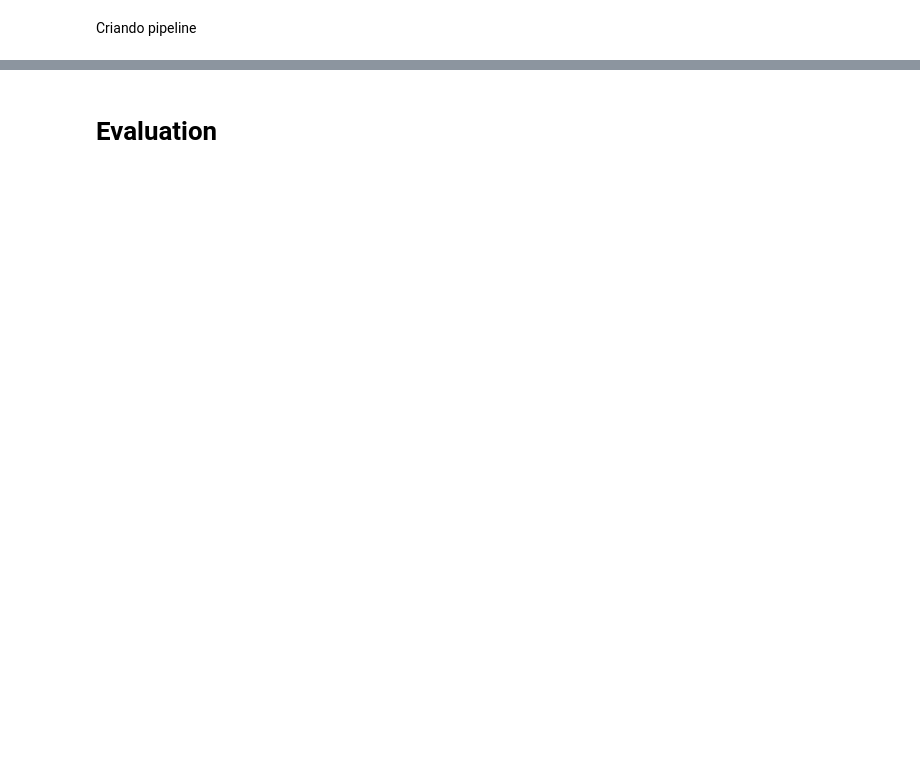
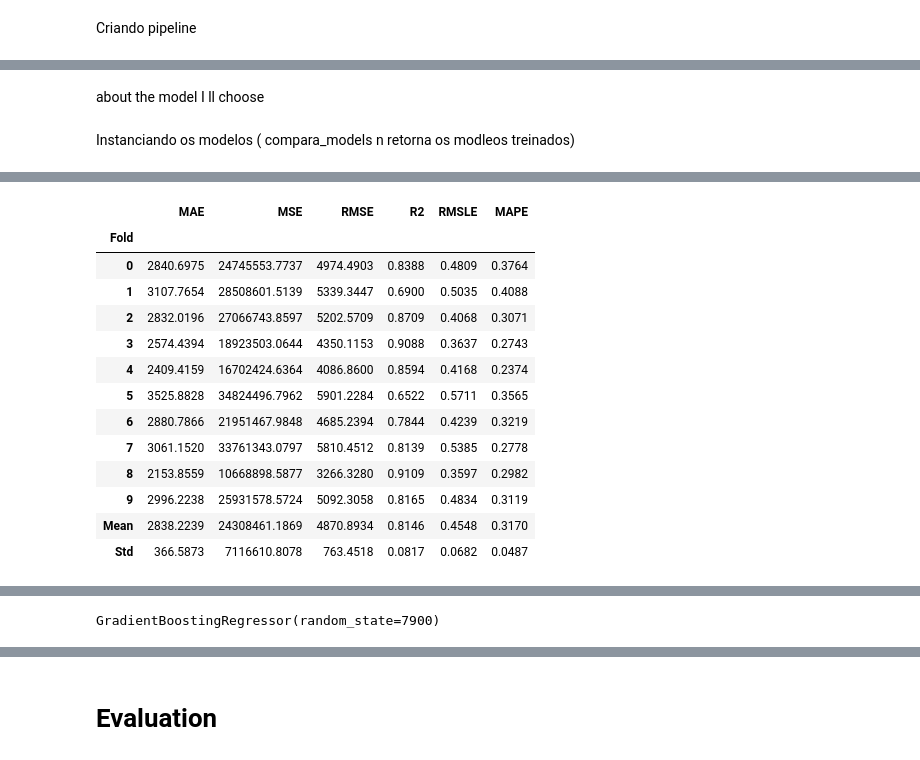
Before and after one commit to gabrielcapela/AutoML-Projects, a Jupyter notebook: Regression/health_insurance_cost_prediction.ipynb, the cells around one changed output, grey strips where cells are left out. Saved outputs shown, nothing was run; the diff lists cells and outputs as text; code cells hidden in the pictures; blank space fills up the shorter version.

```diff
--- a/Regression/health_insurance_cost_prediction.ipynb
+++ b/Regression/health_insurance_cost_prediction.ipynb
@@ -195,0 +218,8 @@ reg = setup(data = train,
+# %% [markdown]
+about the model I ll choose
+# %% [markdown]
+Instanciando os modelos ( compara_models n retorna os modleos treinados)
+# %%
+# instanciando o modelo
+gbr = create_model('gbr')
+# %% [output]
@@ -195,0 +227,14 @@ reg = setup(data = train,
+|  | MAE | MSE | RMSE | R2 | RMSLE | MAPE |
+| Fold |  |  |  |  |  |  |
+| 0 | 2840.6975 | 24745553.7737 | 4974.4903 | 0.8388 | 0.4809 | 0.3764 |
+| 1 | 3107.7654 | 28508601.5139 | 5339.3447 | 0.6900 | 0.5035 | 0.4088 |
+| 2 | 2832.0196 | 27066743.8597 | 5202.5709 | 0.8709 | 0.4068 | 0.3071 |
+| 3 | 2574.4394 | 18923503.0644 | 4350.1153 | 0.9088 | 0.3637 | 0.2743 |
+| 4 | 2409.4159 | 16702424.6364 | 4086.8600 | 0.8594 | 0.4168 | 0.2374 |
+| 5 | 3525.8828 | 34824496.7962 | 5901.2284 | 0.6522 | 0.5711 | 0.3565 |
+| 6 | 2880.7866 | 21951467.9848 | 4685.2394 | 0.7844 | 0.4239 | 0.3219 |
+| 7 | 3061.1520 | 33761343.0797 | 5810.4512 | 0.8139 | 0.5385 | 0.2778 |
+| 8 | 2153.8559 | 10668898.5877 | 3266.3280 | 0.9109 | 0.3597 | 0.2982 |
+| 9 | 2996.2238 | 25931578.5724 | 5092.3058 | 0.8165 | 0.4834 | 0.3119 |
+| Mean | 2838.2239 | 24308461.1869 | 4870.8934 | 0.8146 | 0.4548 | 0.3170 |
+| Std | 366.5873 | 7116610.8078 | 763.4518 | 0.0817 | 0.0682 | 0.0487 |
@@ -195,0 +242,5 @@ reg = setup(data = train,
+# %%
+# verificando os parâmetros
+print(gbr)
+# %% [output]
+GradientBoostingRegressor(random_state=7900)
```
Also changed, not shown: parts of 35 cells of this notebook.
